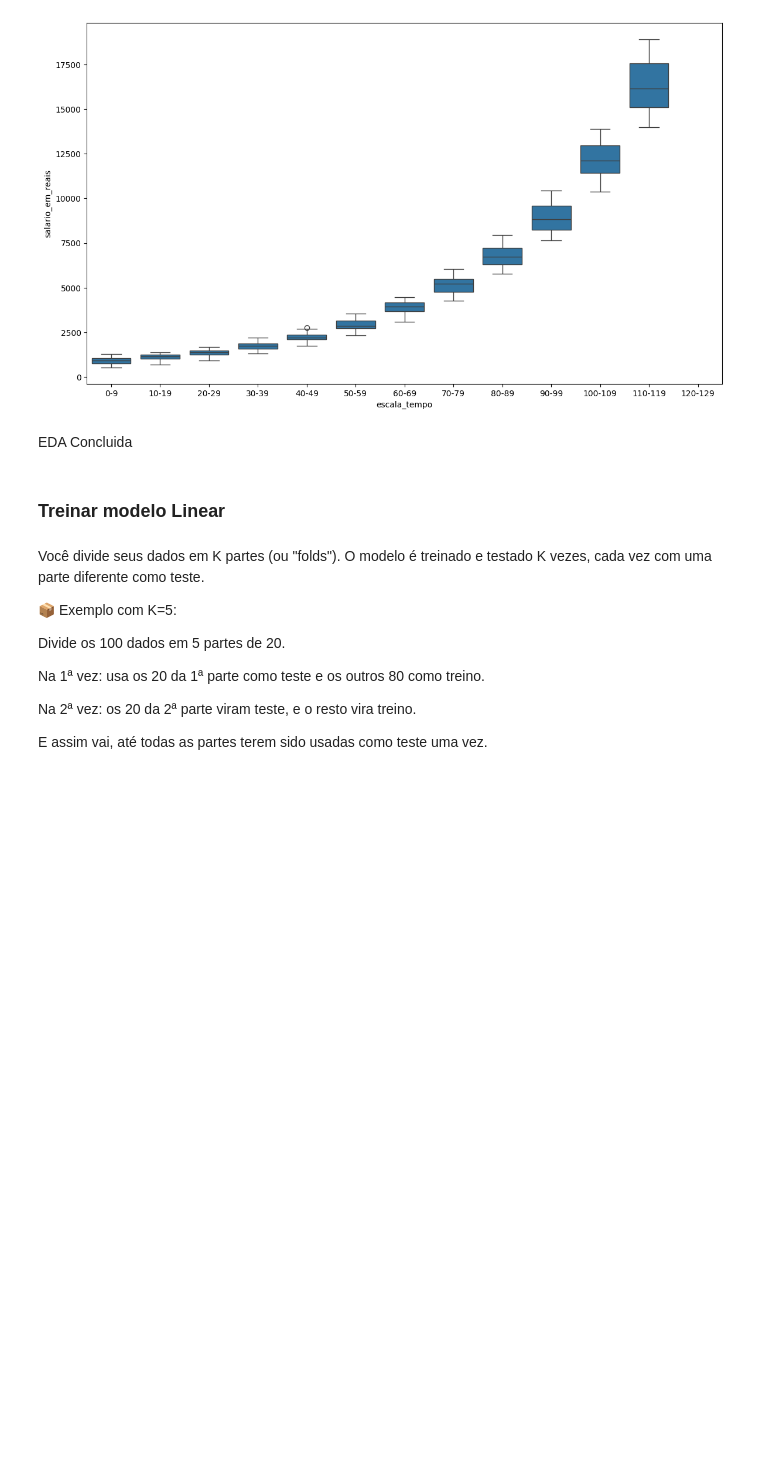
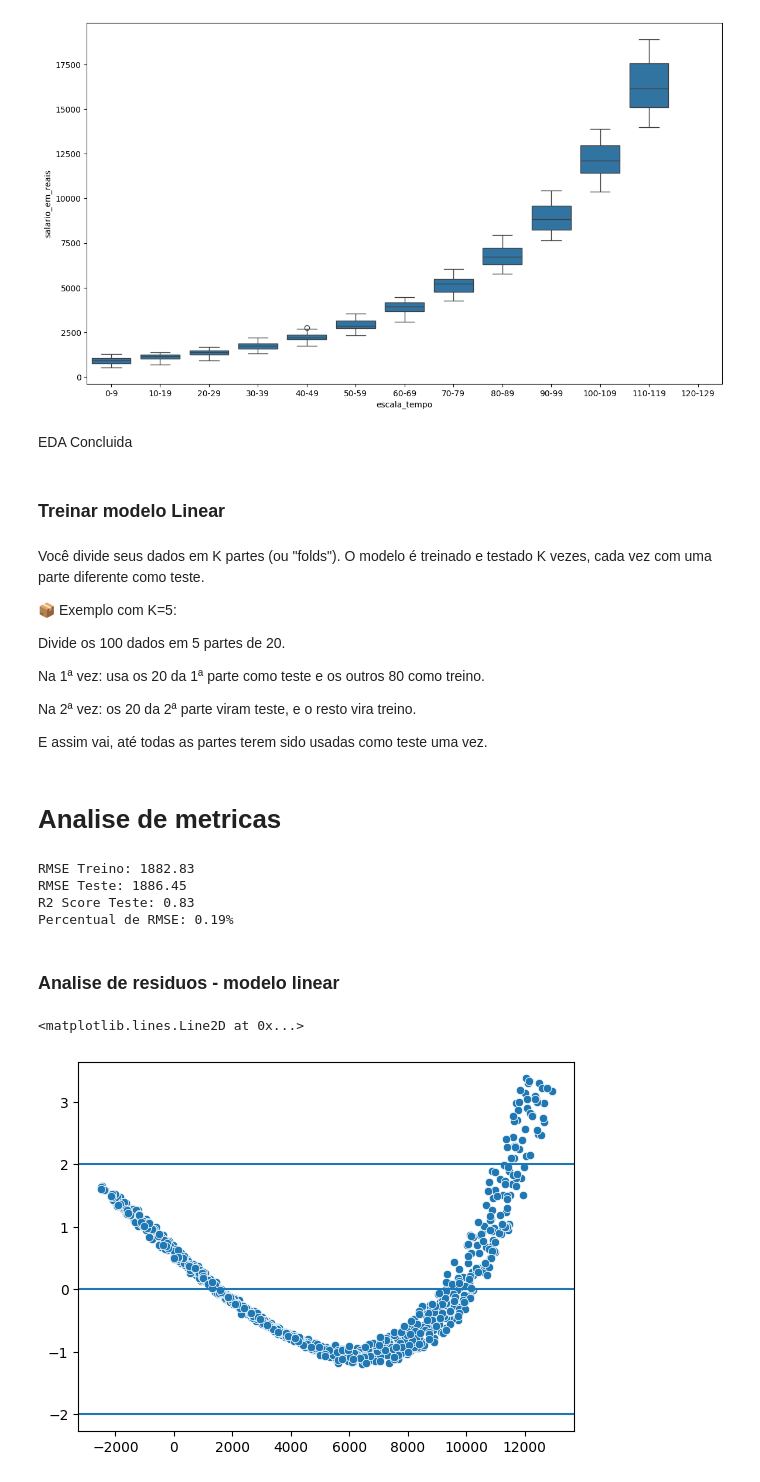
Before and after one commit to lilkirito22/aprendizado_machine_learning, a Jupyter notebook: Regressao_Polinomial/modelo_salario.ipynb, the cells around one changed output. Cells and saved outputs as stored; diff of their text form; code cells hidden in the pictures; blank space fills up the shorter version.

```diff
--- a/Regressao_Polinomial/modelo_salario.ipynb
+++ b/Regressao_Polinomial/modelo_salario.ipynb
@@ -255,8 +255,45 @@ for train_index,test_index in kf.split(X):
   residuos_test = np.array(y_test - y_pred_test)
 
   #Armazenar as metricas
-  rmse_scores_fold_train.append(rmse_scores_fold_train)
-  rmse_scores_fold_test.append(rmse_scores_fold_test)
+  rmse_scores_fold_train.append(rmse_train)
+  rmse_scores_fold_test.append(rmse_test)
   r2score_fold_test.append(r2score_test)
   residuos.append(residuos_test)
   y_pred_total.append(y_pred_test)
+
+
+rmse_train_final = np.mean(rmse_scores_fold_train)
+rmse_test_final = np.mean(rmse_scores_fold_test)
+r2score_test_final = np.mean(r2score_fold_test)
+percentual_rmse_final = (rmse_test_final - rmse_train_final ) / rmse_train_final
+residuos = np.array(residuos).reshape(-1)
+y_pred_total = np.array(y_pred_total).reshape(-1)
+# %% [markdown]
+# Analise de metricas
+# %%
+print(f"RMSE Treino: {rmse_train_final:.2f}")
+print(f"RMSE Teste: {rmse_test_final:.2f}")
+print(f"R2 Score Teste: {r2score_test_final:.2f}")
+print(f"Percentual de RMSE: {percentual_rmse_final:.2%}")
+# %% [output]
+RMSE Treino: 1882.83
+RMSE Teste: 1886.45
+R2 Score Teste: 0.83
+Percentual de RMSE: 0.19%
+# %% [markdown]
+### Analise de residuos - modelo linear
+# %%
+# Transformar os residuos na esca padrao
+# (X-media) / desvio padrao
+from scipy.stats import zscore
+residuos_std = zscore(residuos)
+# %%
+# Verificar linearidade dos resuduos: Valores entre -2 e +2 (escala padrao)
+#verificar homocedasticidade: Valores em torno da reta sem nenhuma tendencia ou formato
+sns.scatterplot(x=y_pred_total, y=residuos_std)
+plt.axhline(y=0)
+plt.axhline(y=-2)
+plt.axhline(y=2)
+# %% [output]
+<matplotlib.lines.Line2D at 0x...>
+[figure, added]
```
